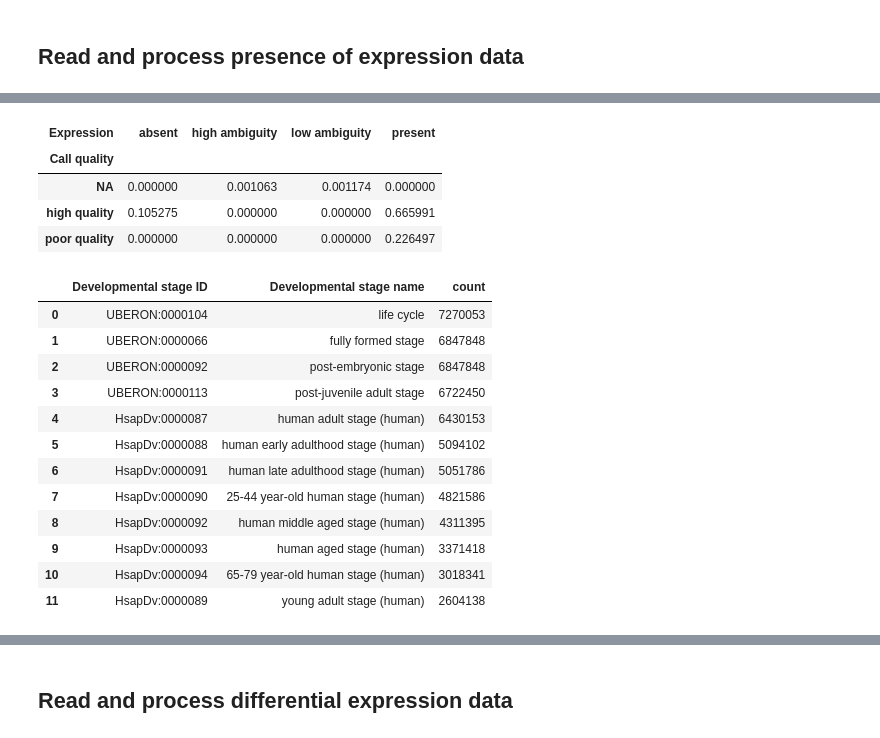
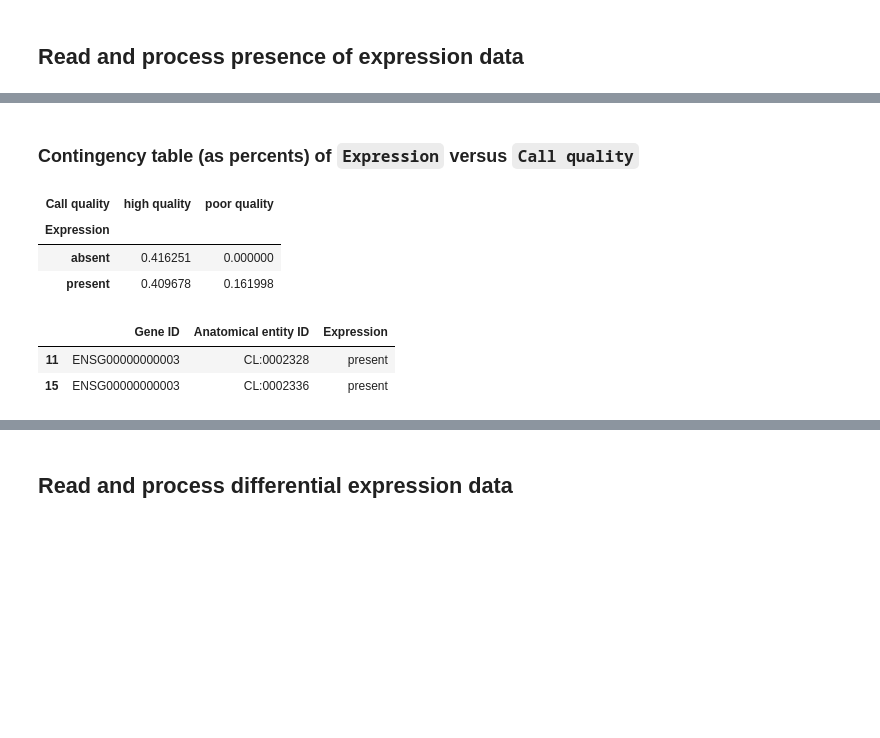
Before and after one commit to dhimmel/bgee, a Jupyter notebook: bgee.ipynb, the cells around one changed output, grey strips where cells are left out. Cells and saved outputs as stored; diff of their text form; code cells hidden in the pictures; blank space fills up the shorter version.

```diff
--- a/bgee.ipynb
+++ b/bgee.ipynb
@@ -40,7 +49,7 @@ ensembl_to_entrez = dict(zip(entrez_map_df.identifier, entrez_map_df.GeneID))
 ## Read and process presence of expression data
 # %%
 # Read expression
-presence_df = pandas.read_table('download/Homo_sapiens_expr-complete.tsv.gz')
+presence_df = pandas.read_table('download/Homo_sapiens_expr-simple.tsv.gz')
 presence_df.head(2)
 # %% [output]
 |  | Gene ID | Gene name | Anatomical entity ID | Anatomical entity name | Developmental stage ID | ... |
@@ -68,32 +58,22 @@ Quality associated to the call in column Expression (column7). One of:
+# %% [markdown]
+### Contingency table (as percents) of `Expression` versus `Call quality`
 # %%
-pandas.crosstab(presence_df['Call quality'].fillna('NA'), presence_df['Expression']) / len(presence_df)
+pandas.crosstab(presence_df['Expression'].fillna('NA'), presence_df['Call quality']) / len(presence_df)
 # %% [output]
-| Expression | absent | high ambiguity | low ambiguity | present |
-| Call quality |  |  |  |  |
-| NA | 0.000000 | 0.001063 | 0.001174 | 0.000000 |
-| high quality | 0.105275 | 0.000000 | 0.000000 | 0.665991 |
-| poor quality | 0.000000 | 0.000000 | 0.000000 | 0.226497 |
+| Call quality | high quality | poor quality |
+| Expression |  |  |
+| absent | 0.416251 | 0.000000 |
+| present | 0.409678 | 0.161998 |
 # %%
 # Apply filters for gene presence
-present_df = presence_df[
-    presence_df['Expression'].isin({'present'}) &
-    presence_df['Call quality'].isin({'high quality'})
+present_df = presence_df[presence_df['Developmental stage ID'].isin(adult_stages)]
+present_df = present_df[
+    present_df['Expression'].isin({'present'}) &
+    present_df['Call quality'].isin({'high quality'})
 ]
+present_df = present_df[['Gene ID', 'Anatomical entity ID', 'Expression']].drop_duplicates()
+present_df.head(2)
+# %% [output]
+|  | Gene ID | Anatomical entity ID | Expression |
+| 11 | ENSG00000000003 | CL:0002328 | present |
+| 15 | ENSG00000000003 | CL:0002336 | present |
-# %%
-# Find genes present per developmental stage
-stage_df = get_groupby_counts(present_df, ['Developmental stage ID', 'Developmental stage name'])
-stage_df.head(12)
-# %% [output]
-|  | Developmental stage ID | Developmental stage name | count |
-| 0 | UBERON:0000104 | life cycle | 7270053 |
-| 1 | UBERON:0000066 | fully formed stage | 6847848 |
-| 2 | UBERON:0000092 | post-embryonic stage | 6847848 |
-| 3 | UBERON:0000113 | post-juvenile adult stage | 6722450 |
-| 4 | HsapDv:0000087 | human adult stage (human) | 6430153 |
-| 5 | HsapDv:0000088 | human early adulthood stage (human) | 5094102 |
-| 6 | HsapDv:0000091 | human late adulthood stage (human) | 5051786 |
-| 7 | HsapDv:0000090 | 25-44 year-old human stage (human) | 4821586 |
-| 8 | HsapDv:0000092 | human middle aged stage (human) | 4311395 |
-| 9 | HsapDv:0000093 | human aged stage (human) | 3371418 |
-| 10 | HsapDv:0000094 | 65-79 year-old human stage (human) | 3018341 |
-| 11 | HsapDv:0000089 | young adult stage (human) | 2604138 |
```
Also changed, not shown: parts of 12 cells of this notebook, 4 other files.
